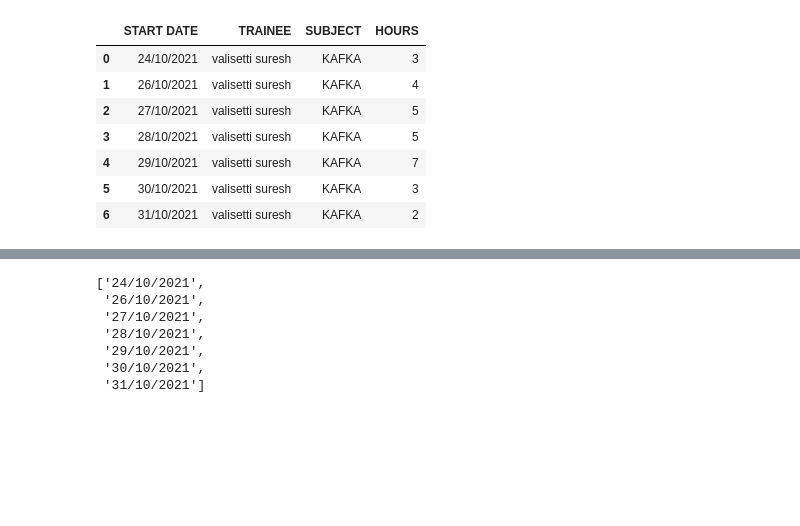
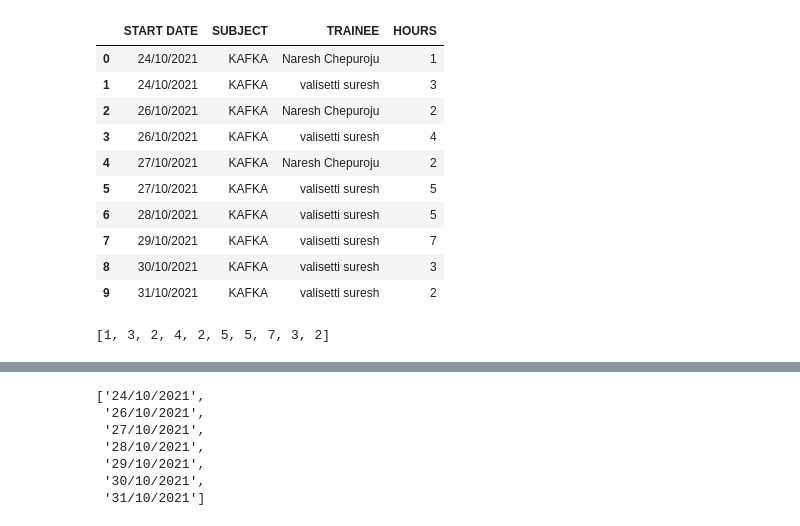
Before and after one commit to DMANTZTec/Tableau-Data-analytics, a Jupyter notebook: Complex Charts/pra.ipynb, the cells around one changed output, grey strips where cells are left out. Drawn from its saved outputs; the diff is of its cells as text; code cells hidden in the pictures; blank space fills up the shorter version.

```diff
--- a/Complex Charts/pra.ipynb
+++ b/Complex Charts/pra.ipynb
@@ -27,17 +28,24 @@ data
 | 40 | Vamshi Bhairoju | VS2021103001 | MySql | sql basics and Mysql | Sql Introduction | DB00001 | 30/10/2021 | 2021-03-11 00:00:00 | 1 | ... |
 | 41 | Vamshi Bhairoju | VS2021103102 | MySql | Sql commands | sql create tables,queries,keys | DB00002 | 31/10/2021 | 2021-02-11 00:00:00 | 1 | ... |
 # %%
-# l = r[(r["START DATE"] >= ("2021-08-13")) & (r["END DATE"] <= ("2021-11-30"))]
-exr = data[data["TRAINEE"] == ("valisetti suresh")]
-suresh_tasks = exr.groupby(["START DATE", "TRAINEE", "SUBJECT"])["SPEND HOURS"].sum()
-suresh_data = pd.Series(suresh_tasks).reset_index(name="HOURS")
-suresh_data
+exr = data[data["SUBJECT"] == ("KAFKA")]
+hours = exr.groupby(["START DATE", "SUBJECT", "TRAINEE"])["SPEND HOURS"].sum()
+hoursdata_df = pd.Series(hours).reset_index(name="HOURS")
+hoursdata_df
 # %% [output]
-|  | START DATE | TRAINEE | SUBJECT | HOURS |
-| 0 | 24/10/2021 | valisetti suresh | KAFKA | 3 |
-| 1 | 26/10/2021 | valisetti suresh | KAFKA | 4 |
-| 2 | 27/10/2021 | valisetti suresh | KAFKA | 5 |
-| 3 | 28/10/2021 | valisetti suresh | KAFKA | 5 |
-| 4 | 29/10/2021 | valisetti suresh | KAFKA | 7 |
-| 5 | 30/10/2021 | valisetti suresh | KAFKA | 3 |
-| 6 | 31/10/2021 | valisetti suresh | KAFKA | 2 |
+|  | START DATE | SUBJECT | TRAINEE | HOURS |
+| 0 | 24/10/2021 | KAFKA | Naresh Chepuroju | 1 |
+| 1 | 24/10/2021 | KAFKA | valisetti suresh | 3 |
+| 2 | 26/10/2021 | KAFKA | Naresh Chepuroju | 2 |
+| 3 | 26/10/2021 | KAFKA | valisetti suresh | 4 |
+| 4 | 27/10/2021 | KAFKA | Naresh Chepuroju | 2 |
+| 5 | 27/10/2021 | KAFKA | valisetti suresh | 5 |
+| 6 | 28/10/2021 | KAFKA | valisetti suresh | 5 |
+| 7 | 29/10/2021 | KAFKA | valisetti suresh | 7 |
+| 8 | 30/10/2021 | KAFKA | valisetti suresh | 3 |
+| 9 | 31/10/2021 | KAFKA | valisetti suresh | 2 |
+# %%
+hours = hoursdata_df["HOURS"].tolist()
+hours
+# %% [output]
+[1, 3, 2, 4, 2, 5, 5, 7, 3, 2]
```
Also changed, not shown: parts of 15 cells of this notebook, 2 other files.
